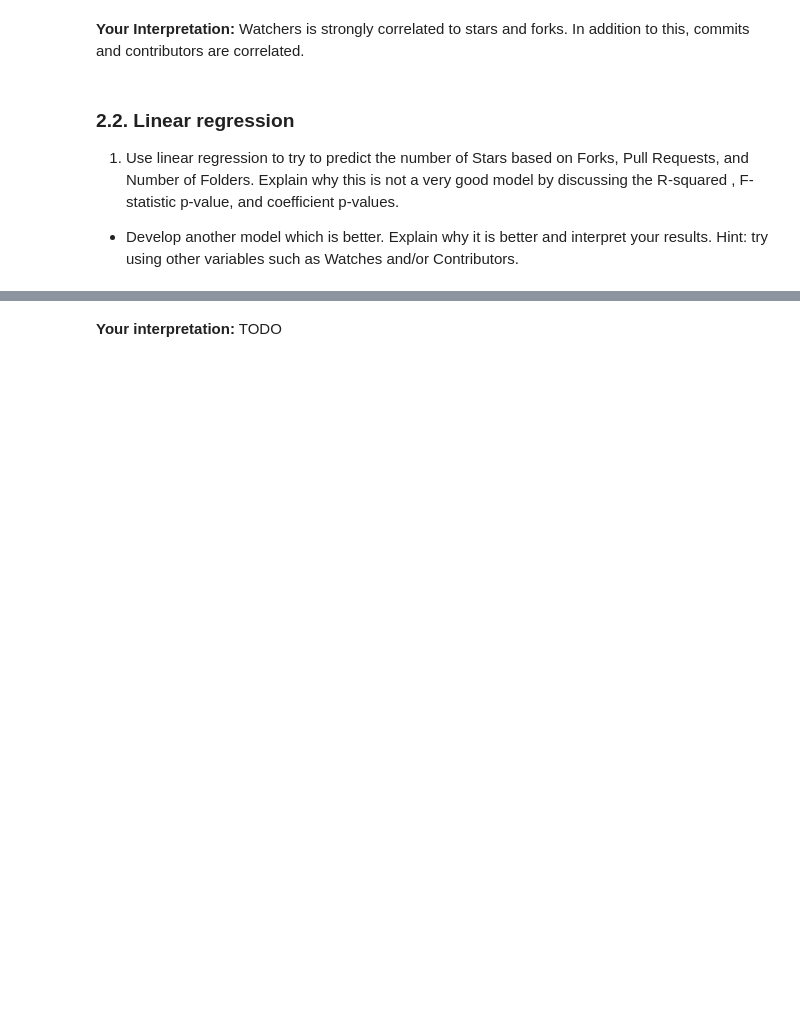
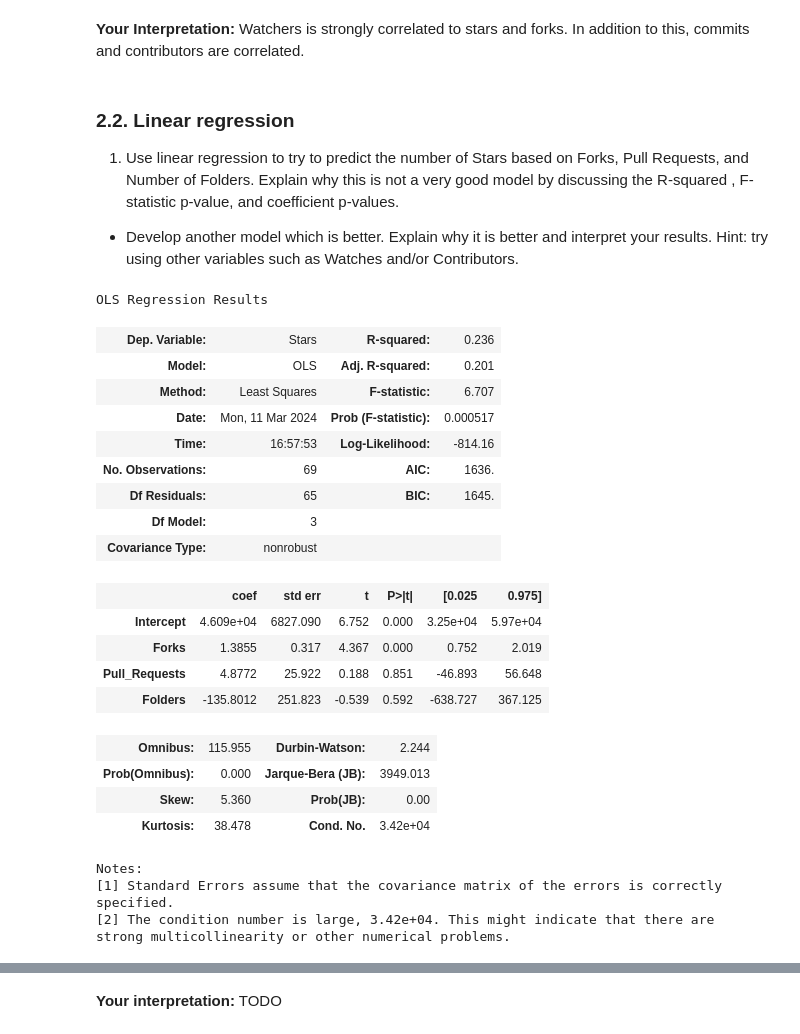
Before and after one commit to logancorrea/Intro-to-Data-Science, a Jupyter notebook: Homework/HW06/HW6.ipynb, the cells around one changed output, grey strips where cells are left out. Saved outputs shown, nothing was run; the diff lists cells and outputs as text; code cells hidden in the pictures; blank space fills up the shorter version.

```diff
--- a/Homework/HW06/HW6.ipynb
+++ b/Homework/HW06/HW6.ipynb
@@ -374,4 +372,30 @@ plt.show()
 1. Use linear regression to try to predict the number of Stars based on Forks, Pull Requests, and Number of Folders. Explain why this is not a very good model by discussing the R-squared , F-statistic p-value, and coefficient  p-values.
 + Develop another model which is better. Explain why it is better and interpret your results. Hint: try using other variables such as Watches and/or Contributors.
 # %%
-model_ols = sm.ols(formula= "Stars ~ Forks + Pull_Requests +
+# First regression model
+model_ols = sm.ols(formula= "Stars ~ Forks + Pull_Requests + Folders", data=project_info_cleaned).fit()
+model_ols.summary()
+# %% [output]
+OLS Regression Results
+| Dep. Variable: | Stars | R-squared: | 0.236 |
+| Model: | OLS | Adj. R-squared: | 0.201 |
+| Method: | Least Squares | F-statistic: | 6.707 |
+| Date: | Mon, 11 Mar 2024 | Prob (F-statistic): | 0.000517 |
+| Time: | 16:57:53 | Log-Likelihood: | -814.16 |
+| No. Observations: | 69 | AIC: | 1636. |
+| Df Residuals: | 65 | BIC: | 1645. |
+| Df Model: | 3 |  |  |
+| Covariance Type: | nonrobust |  |  |
+|  | coef | std err | t | P>|t| | [0.025 | 0.975] |
+| Intercept | 4.609e+04 | 6827.090 | 6.752 | 0.000 | 3.25e+04 | 5.97e+04 |
+| Forks | 1.3855 | 0.317 | 4.367 | 0.000 | 0.752 | 2.019 |
+| Pull_Requests | 4.8772 | 25.922 | 0.188 | 0.851 | -46.893 | 56.648 |
+| Folders | -135.8012 | 251.823 | -0.539 | 0.592 | -638.727 | 367.125 |
+| Omnibus: | 115.955 | Durbin-Watson: | 2.244 |
+| Prob(Omnibus): | 0.000 | Jarque-Bera (JB): | 3949.013 |
+| Skew: | 5.360 | Prob(JB): | 0.00 |
+| Kurtosis: | 38.478 | Cond. No. | 3.42e+04 |
+Notes:
+[1] Standard Errors assume that the covariance matrix of the errors is correctly specified.
+[2] The condition number is large, 3.42e+04. This might indicate that there are
+strong multicollinearity or other numerical problems.
```
Also changed, not shown: parts of 5 cells of this notebook, 1 other file.
